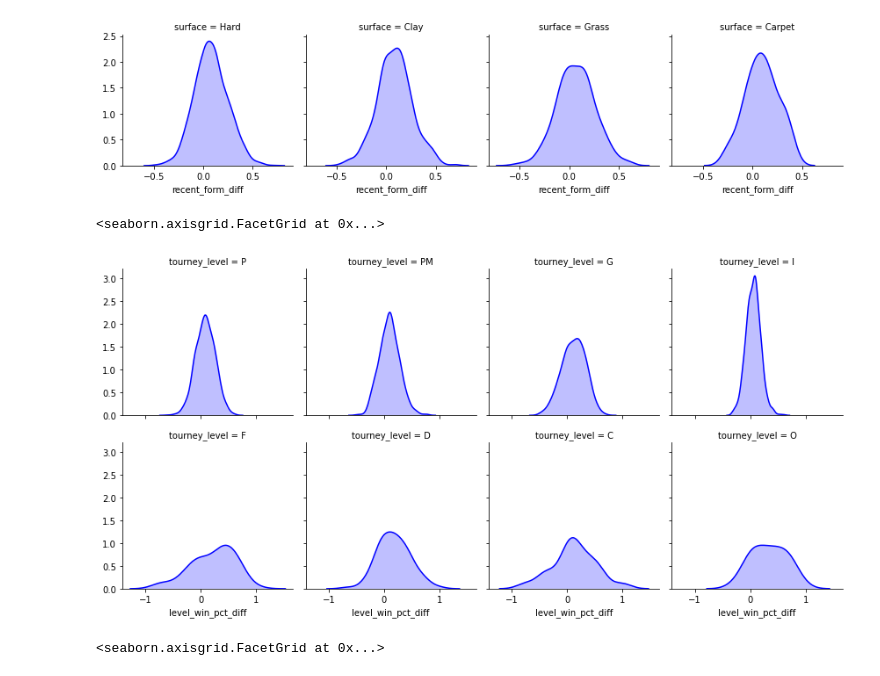
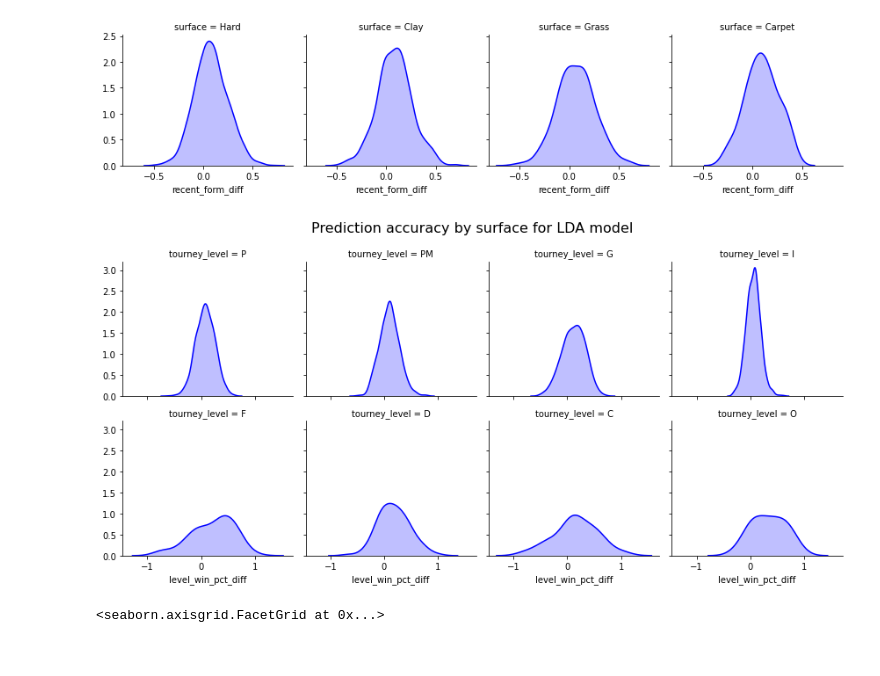
Before and after one commit to nickdevin/Tennis_Predicting, a Jupyter notebook: capstone_final.ipynb, the cells around one changed output. Saved outputs shown, nothing was run; the diff lists cells and outputs as text; code cells hidden in the pictures.

```diff
--- a/capstone_final.ipynb
+++ b/capstone_final.ipynb
@@ -1615,17 +1492,19 @@ grid.map(sns.kdeplot, 'recent_form_diff', shade = True, color = 'blue')
 # %%
 # What explains the increase in predictive accuracy for O, F, C, and D tournaments?
 
 # For D (Fed Cup) and O (Olympics), there is a clear indication that matches are won by
 # players who excel at these tournaments specifically.
 # Why? The nature of these tournaments is different (competing for your country
 # rather than for yourself.)
 # Also not open tournaments.
 
 grid = sns.FacetGrid(data = pred_rows, col = 'tourney_level', col_wrap = 4)
 grid.map(sns.kdeplot, 'level_win_pct_diff', shade = True, color = 'blue')
+
+grid.fig.suptitle('Prediction accuracy by surface for LDA model', size = 16)
+grid.fig.subplots_adjust(top=.875)
 # %% [output]
-<seaborn.axisgrid.FacetGrid at 0x...>
-[figure, old version]
+[figure, new version]
 # %%
 grid = sns.FacetGrid(data = pred_rows, col = 'tourney_level', col_wrap = 4)
 grid.map(sns.kdeplot, 'recent_form_diff', shade = True, color = 'blue')
```
Also changed, not shown: parts of 148 cells of this notebook.
